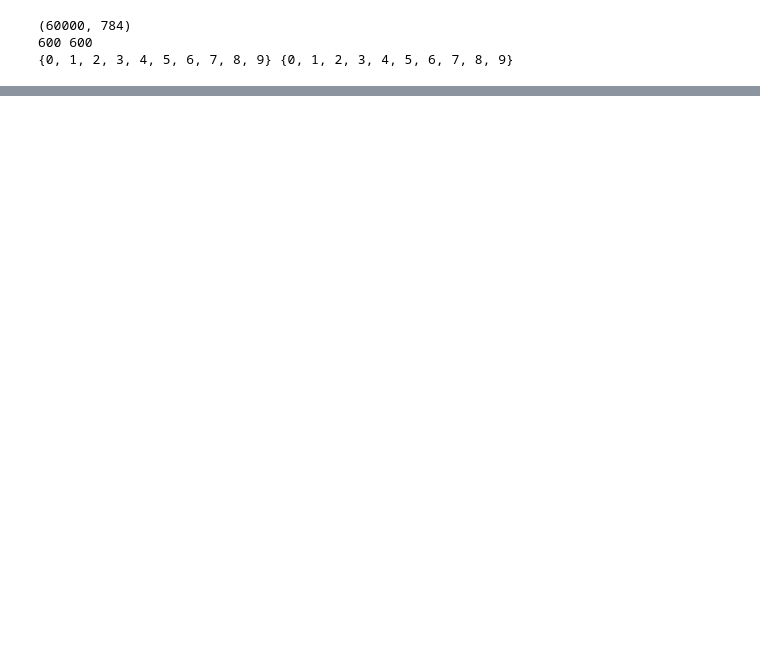
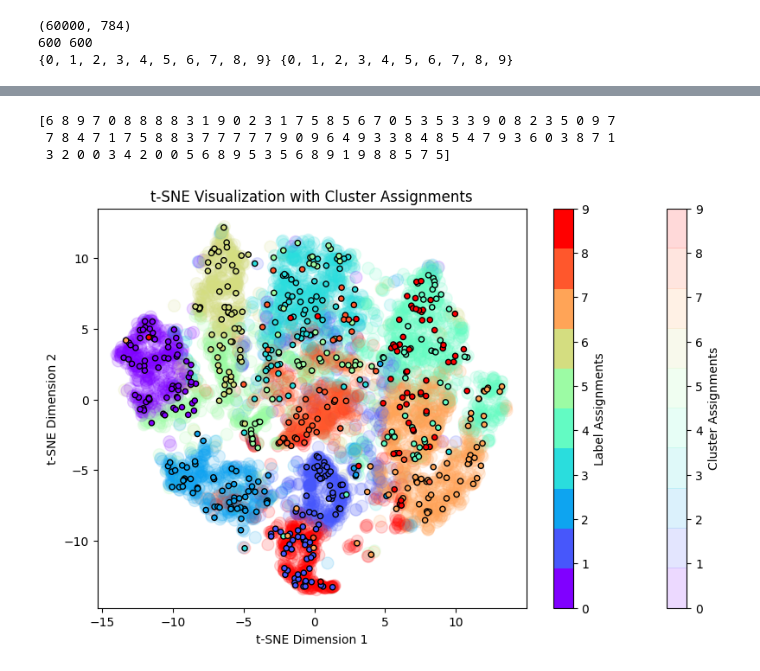
Before and after one commit to Apollo1840/Machine-Learning-Tech, a Jupyter notebook: ml_topic/Clustering/semi-supervised clustering.ipynb, the cells around one changed output, grey strips where cells are left out. Drawn from its saved outputs; the diff is of its cells as text; code cells hidden in the pictures; blank space fills up the shorter version.

```diff
--- a/ml_topic/Clustering/semi-supervised clustering.ipynb
+++ b/ml_topic/Clustering/semi-supervised clustering.ipynb
@@ -41,0 +71,4 @@ Method.scatter_cluster_points_with_labeled(X, cluster_assignments, labeled_label
+# %%
+Method = CopKMean_Behrouz
+must_link, cannot_link = Method.labels_to_constraints(labeled_labels, len(X))
+cluster_assignments, centroids = Method.fit_transform(X, 10, must_link, cannot_link, verbose=True)
@@ -41,0 +89,10 @@ Method.scatter_cluster_points_with_labeled(X, cluster_assignments, labeled_label
+# %%
+print(cluster_assignments[600:700])
+# %% [output]
+[6 8 9 7 0 8 8 8 8 3 1 9 0 2 3 1 7 5 8 5 6 7 0 5 3 5 3 3 9 0 8 2 3 5 0 9 7
+ 7 8 4 7 1 7 5 8 8 3 7 7 7 7 7 9 0 9 6 4 9 3 3 8 4 8 5 4 7 9 3 6 0 3 8 7 1
+ 3 2 0 0 3 4 2 0 0 5 6 8 9 5 3 5 6 8 9 1 9 8 8 5 7 5]
+# %%
+Method.scatter_cluster_points_with_labeled(X, label_assignments, cluster_assignments, n_labeled=len(labeled_labels))
+# %% [output]
+[figure, added]
```
Also changed, not shown: parts of 15 cells of this notebook, 7 other files.
